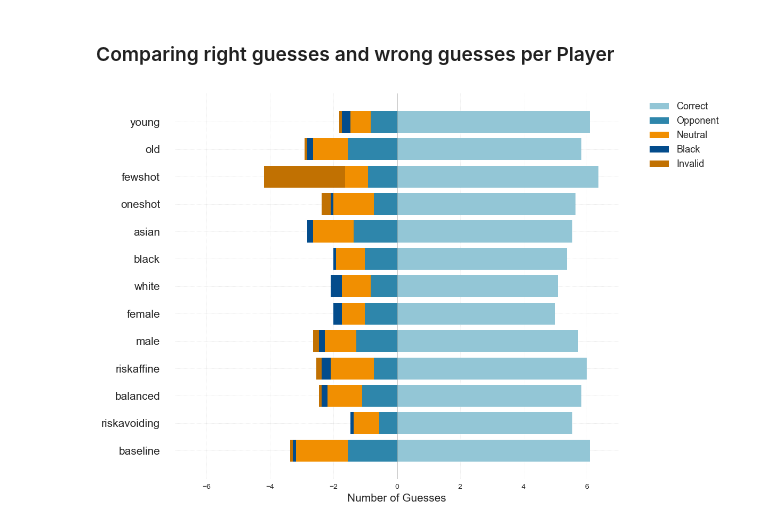
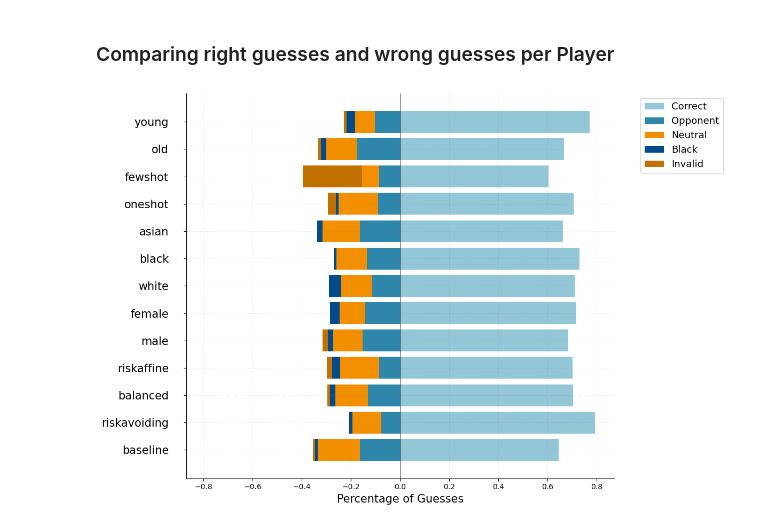
Before and after one commit to Anni0401/LLMs, a Jupyter notebook: LLMs/evaluation/evaluation_optimization.ipynb, the cells around one changed output. Drawn from its saved outputs; the diff is of its cells as text; code cells hidden in the pictures.

Commit message:
discussed updates for evaluation plots

```diff
--- a/LLMs/evaluation/evaluation_optimization.ipynb
+++ b/LLMs/evaluation/evaluation_optimization.ipynb
@@ -66,6 +66,13 @@ plt.show()
 [figure]
 # %% [markdown]
 ### Comparing right guesses and wrong guesses per Player
+# %%
+# create column in data frame for normalized values
+evaluation_data['Overall_Guesses']= evaluation_data['guesses_red_incorrect_black']+ evaluation_data['guesses_red_correct']+ evaluation_data['guesses_red_incorrect_neutral']+ evaluation_data['guesses_red_incorrect_opponent']+ evaluation_data['guesses_red_incorrect_invalid']
+evaluation_data['perc_incorrect_black']=evaluation_data['guesses_red_incorrect_black']/evaluation_data['Overall_Guesses']
+evaluation_data['perc_incorrect_opponent']=evaluation_data['guesses_red_incorrect_opponent']/evaluation_data['Overall_Guesses']
+evaluation_data['perc_incorrect_invalid']=evaluation_data['guesses_red_incorrect_invalid']/evaluation_data['Overall_Guesses']
+evaluation_data['perc_incorrect_neutral']=evaluation_data['guesses_red_incorrect_neutral']/evaluation_data['Overall_Guesses']
 # %%
 
 # right bars: correct guesses, left stacked bars: wrong guesses composition
@@ -76,47 +83,47 @@ ax.set_facecolor('white')
 configurations = evaluation_data['test']
 y_pos = np.arange(len(configurations))
 
-ax.barh(y_pos, evaluation_data['guesses_red_correct'],
+ax.barh(y_pos, evaluation_data['precision_red'],
         color='#93C6D6',
         label='Correct')
 
-opponent = -evaluation_data['guesses_red_incorrect_opponent']
-neutral = -evaluation_data['guesses_red_incorrect_neutral']
-black = -evaluation_data['guesses_red_incorrect_black']
-invalid = -evaluation_data['guesses_red_incorrect_invalid']
+opponent = -evaluation_data['perc_incorrect_opponent']
+neutral = -evaluation_data['perc_incorrect_neutral']
+black = -evaluation_data['perc_incorrect_black']
+invalid = -evaluation_data['perc_incorrect_invalid']
 
 ax.barh(y_pos, opponent, color='#2E86AB', label='Opponent')
 ax.barh(y_pos, neutral, left=opponent, color='#F18F01', label='Neutral')
 ax.barh(y_pos, black, left=opponent+neutral, color='#034C8C', label='Black')
 ax.barh(y_pos, invalid, left=opponent+neutral+black, color='#C17102', label='Invalid')
 
 ax.set_yticks(y_pos)
 ax.set_yticklabels(configurations, fontsize = 15)
 ax.axvline(x=0, color='black', linestyle='-', linewidth=0.5)
 
 max_value = max(
-    evaluation_data['guesses_red_correct'].max(),
+    evaluation_data['precision_red'].max(),
     abs((opponent + neutral + black + invalid).min())
 )
 
 ax.set_xlim(-max_value*1.1, max_value*1.1)
 
 ax.spines['top'].set_visible(False)
 ax.spines['right'].set_visible(False)
 
 ax.grid(axis='x', linestyle='--', alpha=0.7)
 
-ax.set_xlabel('Number of Guesses', fontsize=15)
+ax.set_xlabel('Percentage of Guesses', fontsize=15)
 
 ax.tick_params(axis='y', which='major', pad=20)
 
 ax.legend(bbox_to_anchor=(1.05, 1), loc='upper left', fontsize=13)
 
 plt.grid(axis='y', color='gray', linestyle=':', linewidth=0.5, alpha=0.3)
 plt.grid(axis='x', color='gray', linestyle=':', linewidth=0.5, alpha=0.3)
 
 plt.tight_layout()
 
 plt.show()
 # %% [output]
-[figure, old version]
+[figure, new version]
```
Also changed, not shown: 1 other file.
